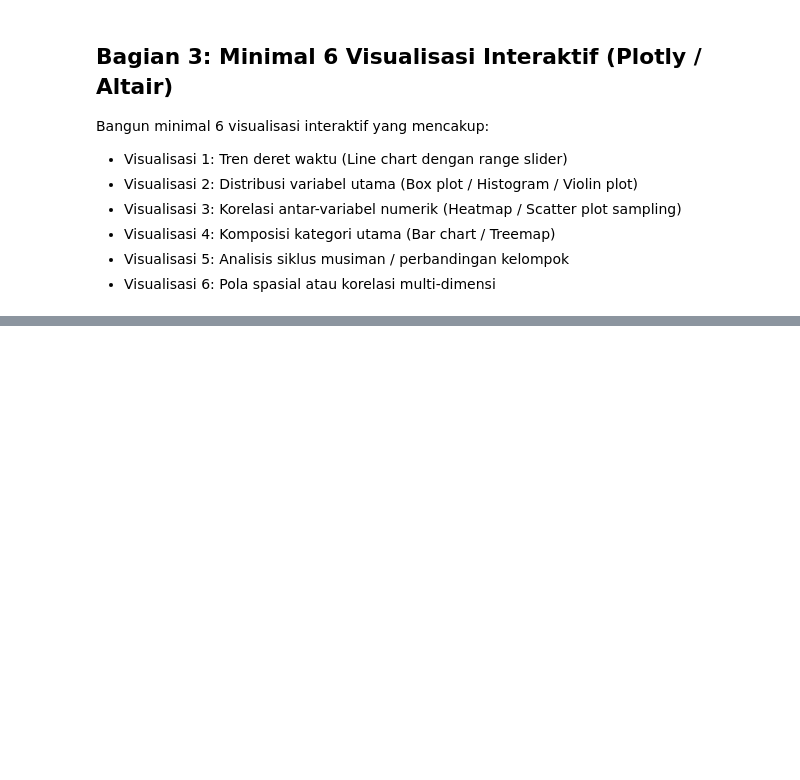
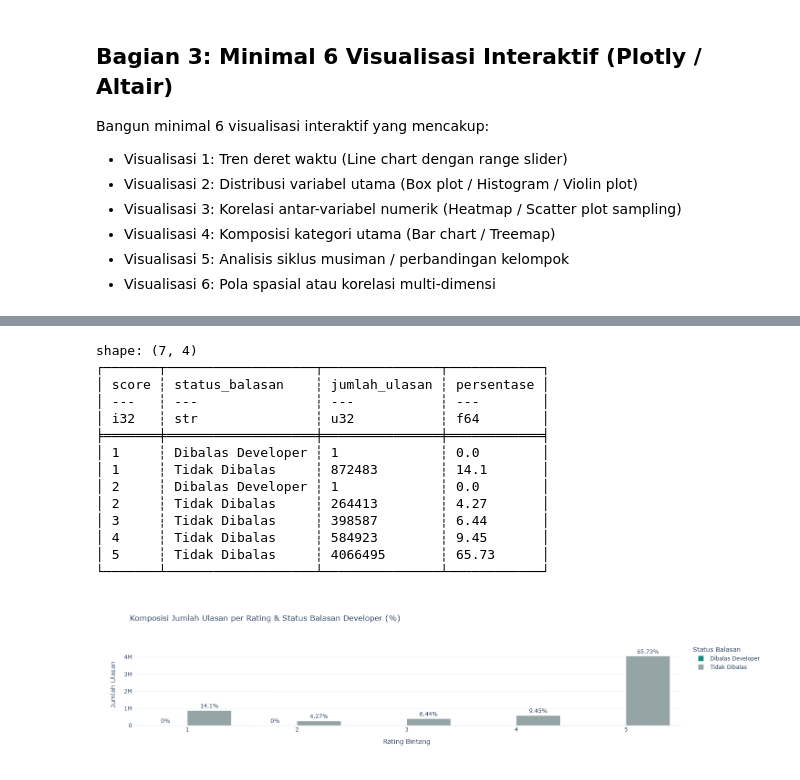
Before and after one commit to PanDiy2022/tugas1-abd-2026, a Jupyter notebook: notebooks/03_eda_and_insights.ipynb, the cells around one changed output, grey strips where cells are left out. Cells and saved outputs as stored; diff of their text form; code cells hidden in the pictures; blank space fills up the shorter version.

```diff
--- a/notebooks/03_eda_and_insights.ipynb
+++ b/notebooks/03_eda_and_insights.ipynb
@@ -65,5 +270,52 @@ Bangun minimal 6 visualisasi interaktif yang mencakup:
 # %%
-# Visualisasi 4: Komposisi Kategori
-# fig4 = px.bar(...)
-# fig4.show()
+# Visualisasi 4: Komposisi Rating Bintang & Status Balasan Pengembang
+df_komposisi = (
+    lf.with_columns(
+        pl.when(pl.col("replyContent").is_not_null() & (pl.col("replyContent").str.strip_chars() != ""))
+        .then(pl.lit("Dibalas Developer"))
+        .otherwise(pl.lit("Tidak Dibalas"))
+        .alias("status_balasan")
+    )
+    .group_by(["score", "status_balasan"])
+    .agg(pl.len().alias("jumlah_ulasan"))
+    .sort(["score", "status_balasan"])
+    .collect()
+)
+
+total_semua = df_komposisi["jumlah_ulasan"].sum()
+df_komposisi = df_komposisi.with_columns(
+    (pl.col("jumlah_ulasan") / total_semua * 100).round(2).alias("persentase")
+)
+print(df_komposisi)
+
+fig4 = px.bar(
+    df_komposisi.to_pandas(),
+    x="score",
+    y="jumlah_ulasan",
+    color="status_balasan",
+    barmode="group",
+    text="persentase",
+    title="Komposisi Jumlah Ulasan per Rating & Status Balasan Developer (%)",
+    labels={"score": "Rating Bintang", "jumlah_ulasan": "Jumlah Ulasan", "status_balasan": "Status Balasan"},
+    color_discrete_map={"Dibalas Developer": "#128C7E", "Tidak Dibalas": "#95A5A6"},
+    template="plotly_white"
+)
+fig4.update_traces(texttemplate="%{text}%", textposition="outside")
+fig4.show()
+# %% [output]
+shape: (7, 4)
+┌───────┬───────────────────┬───────────────┬────────────┐
+│ score ┆ status_balasan    ┆ jumlah_ulasan ┆ persentase │
+│ ---   ┆ ---               ┆ ---           ┆ ---        │
+│ i32   ┆ str               ┆ u32           ┆ f64        │
+╞═══════╪═══════════════════╪═══════════════╪════════════╡
+│ 1     ┆ Dibalas Developer ┆ 1             ┆ 0.0        │
+│ 1     ┆ Tidak Dibalas     ┆ 872483        ┆ 14.1       │
+│ 2     ┆ Dibalas Developer ┆ 1             ┆ 0.0        │
+│ 2     ┆ Tidak Dibalas     ┆ 264413        ┆ 4.27       │
+│ 3     ┆ Tidak Dibalas     ┆ 398587        ┆ 6.44       │
+│ 4     ┆ Tidak Dibalas     ┆ 584923        ┆ 9.45       │
+│ 5     ┆ Tidak Dibalas     ┆ 4066495       ┆ 65.73      │
+└───────┴───────────────────┴───────────────┴────────────┘
+[figure, added]
 # %%
```
Also changed, not shown: parts of 9 cells of this notebook.
